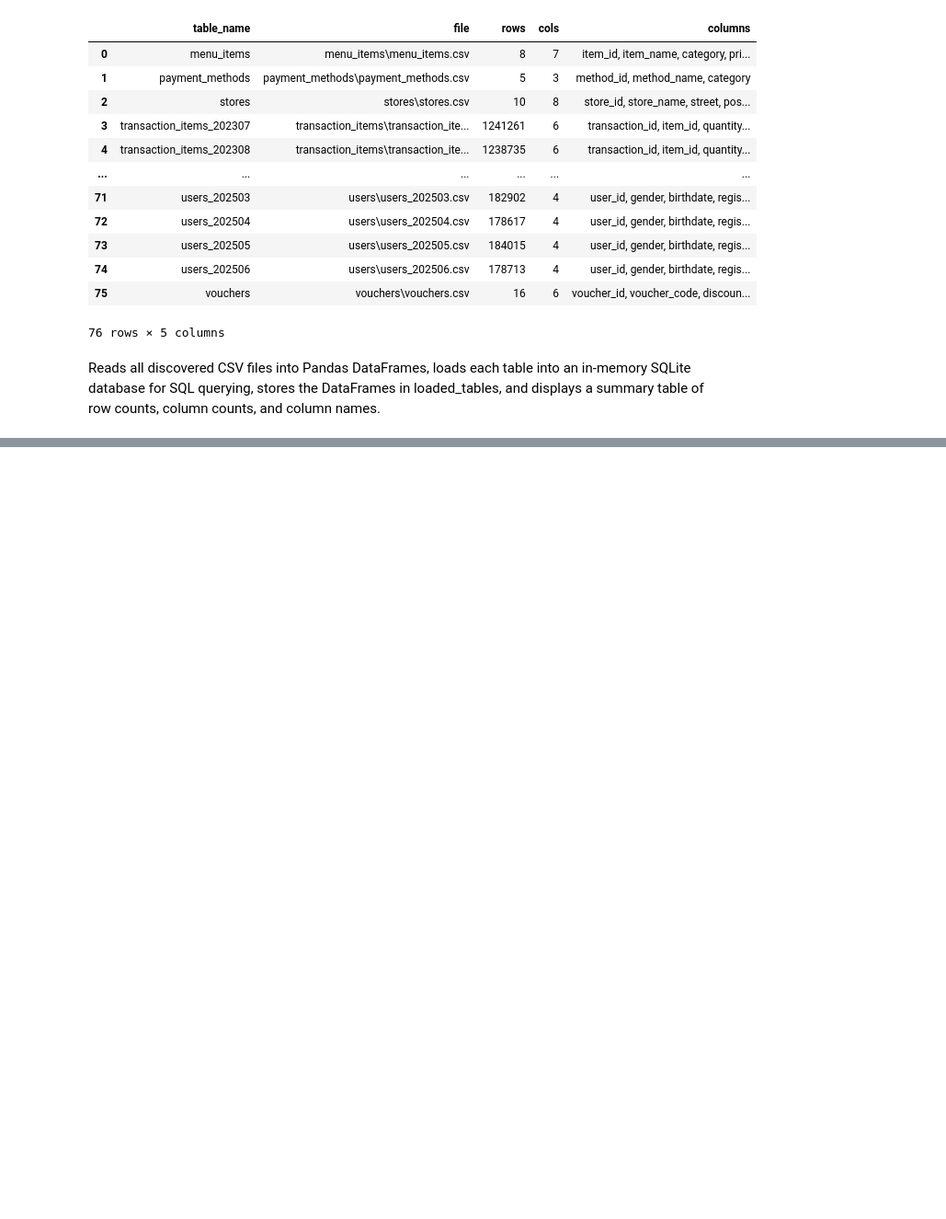
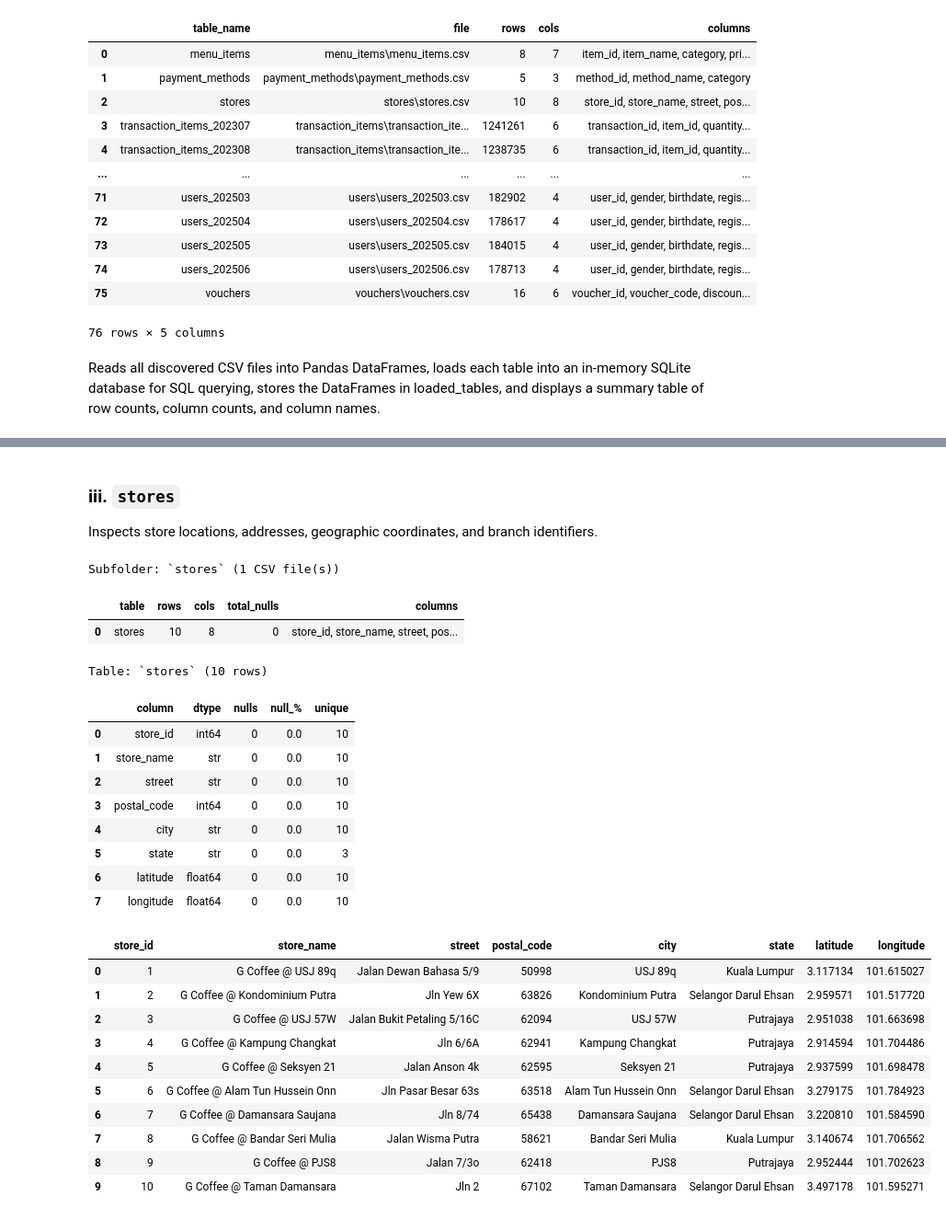
Before and after one commit to ShaunCipher/Jusgado_data-mining-capstone, a Jupyter notebook: notebooks/capstone_analysis.ipynb, the cells around one changed output, grey strips where cells are left out. Shown at 92% size. Saved outputs shown, nothing was run; the diff lists cells and outputs as text; code cells hidden in the pictures; blank space fills up the shorter version.

Commit message:
Data understanding and Data Preprocessing complete

```diff
--- a/notebooks/capstone_analysis.ipynb
+++ b/notebooks/capstone_analysis.ipynb
@@ -170,0 +175,43 @@ Reads all discovered CSV files into Pandas DataFrames, loads each table into an
+# %%
+import pandas as pd
+
+
+def inspect_subfolder(subfolder_name: str, preview_rows: int = 5):
+  """Inspect all CSV files inside a subfolder under DATA_DIR with full details."""
+  sub_path = DATA_DIR / subfolder_name
+  assert sub_path.exists(), f"Subfolder not found: {sub_path.resolve()}"
+
+  csv_files = sorted(sub_path.rglob("*.csv"))
+  assert len(csv_files) > 0, f"No CSV files found under {sub_path.resolve()}"
+
+  print(f"Subfolder: `{subfolder_name}` ({len(csv_files)} CSV file(s))")
+
+  overview_rows = []
+  dfs_by_stem = {}
+
+  for csv_file in csv_files:
+    df = pd.read_csv(csv_file)
+    dfs_by_stem[csv_file.stem] = df
+    overview_rows.append({
+        "table": csv_file.stem,
+        "rows": len(df),
+        "cols": len(df.columns),
+        "total_nulls": int(df.isna().sum().sum()),
+        "columns": ", ".join(df.columns),
+    })
+
+  display(pd.DataFrame(overview_rows))
+
+  for csv_file in csv_files:
+    df = dfs_by_stem[csv_file.stem]
+    print(f"Table: `{csv_file.stem}` ({len(df):,} rows)")
+    col_info = pd.DataFrame({
+        "column": df.columns,
+        "dtype": df.dtypes.astype(str).values,
+        "nulls": df.isna().sum().values,
+        "null_%": (df.isna().mean() * 100).round(2).values,
+        "unique": df.nunique(dropna=True).values,
+    })
+    display(col_info)
+    if len(df) > 0:
+      display(df.head(preview_rows))
@@ -170,0 +266,30 @@ Reads all discovered CSV files into Pandas DataFrames, loads each table into an
+# %% [markdown]
+### iii. `stores`
+Inspects store locations, addresses, geographic coordinates, and branch identifiers.
+# %%
+inspect_subfolder("stores", preview_rows=11)
+# %% [output]
+Subfolder: `stores` (1 CSV file(s))
+|  | table | rows | cols | total_nulls | columns |
+| 0 | stores | 10 | 8 | 0 | store_id, store_name, street, pos... |
+Table: `stores` (10 rows)
+|  | column | dtype | nulls | null_% | unique |
+| 0 | store_id | int64 | 0 | 0.0 | 10 |
+| 1 | store_name | str | 0 | 0.0 | 10 |
+| 2 | street | str | 0 | 0.0 | 10 |
+| 3 | postal_code | int64 | 0 | 0.0 | 10 |
+| 4 | city | str | 0 | 0.0 | 10 |
+| 5 | state | str | 0 | 0.0 | 3 |
+| 6 | latitude | float64 | 0 | 0.0 | 10 |
+| 7 | longitude | float64 | 0 | 0.0 | 10 |
+|  | store_id | store_name | street | postal_code | city | state | latitude | longitude |
+| 0 | 1 | G Coffee @ USJ 89q | Jalan Dewan Bahasa 5/9 | 50998 | USJ 89q | Kuala Lumpur | 3.117134 | 101.615027 |
+| 1 | 2 | G Coffee @ Kondominium Putra | Jln Yew 6X | 63826 | Kondominium Putra | Selangor Darul Ehsan | 2.959571 | 101.517720 |
+| 2 | 3 | G Coffee @ USJ 57W | Jalan Bukit Petaling 5/16C | 62094 | USJ 57W | Putrajaya | 2.951038 | 101.663698 |
+| 3 | 4 | G Coffee @ Kampung Changkat | Jln 6/6A | 62941 | Kampung Changkat | Putrajaya | 2.914594 | 101.704486 |
+| 4 | 5 | G Coffee @ Seksyen 21 | Jalan Anson 4k | 62595 | Seksyen 21 | Putrajaya | 2.937599 | 101.698478 |
+| 5 | 6 | G Coffee @ Alam Tun Hussein Onn | Jln Pasar Besar 63s | 63518 | Alam Tun Hussein Onn | Selangor Darul Ehsan | 3.279175 | 101.784923 |
+| 6 | 7 | G Coffee @ Damansara Saujana | Jln 8/74 | 65438 | Damansara Saujana | Selangor Darul Ehsan | 3.220810 | 101.584590 |
+| 7 | 8 | G Coffee @ Bandar Seri Mulia | Jalan Wisma Putra | 58621 | Bandar Seri Mulia | Kuala Lumpur | 3.140674 | 101.706562 |
+| 8 | 9 | G Coffee @ PJS8 | Jalan 7/3o | 62418 | PJS8 | Putrajaya | 2.952444 | 101.702623 |
+| 9 | 10 | G Coffee @ Taman Damansara | Jln 2 | 67102 | Taman Damansara | Selangor Darul Ehsan | 3.497178 | 101.595271 |
```
Also changed, not shown: parts of 48 cells of this notebook.
